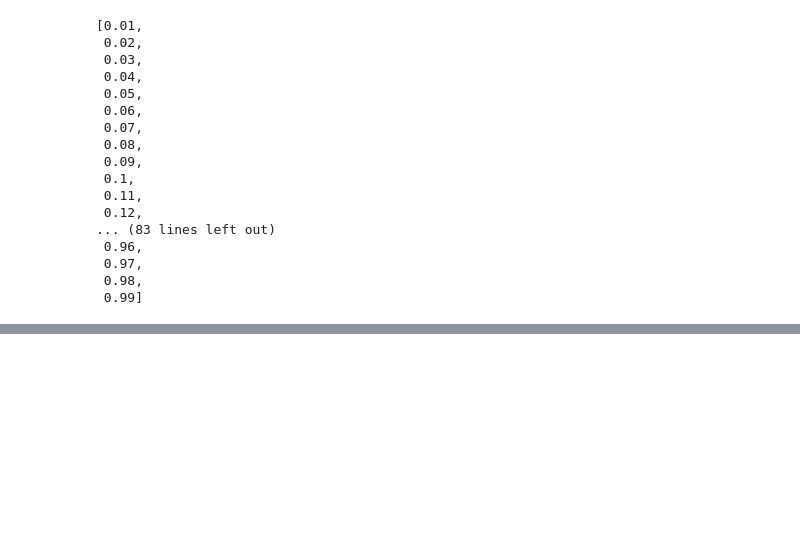
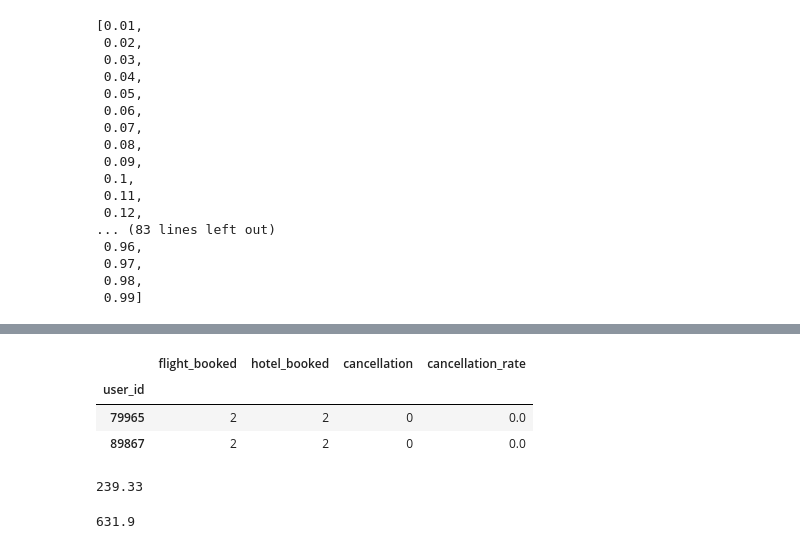
Before and after one commit to derewor/Travel-Tide-project, a Jupyter notebook: TravelTide_project_final.ipynb, the cells around one changed output, grey strips where cells are left out. Drawn from its saved outputs; the diff is of its cells as text; code cells hidden in the pictures; blank space fills up the shorter version.

```diff
--- a/TravelTide_project_final.ipynb
+++ b/TravelTide_project_final.ipynb
@@ -228,0 +254,12 @@ for i, col in enumerate(selected_columns):
+# %%
+# the user level aggregation of selected columns of session data
+category_user = final_table[['user_id','flight_booked','hotel_booked','cancellation']]
+category_user = category_user.loc[:, ~category_user.columns.duplicated()]
+category_user_grouped = category_user.groupby('user_id')[['flight_booked','hotel_booked','cancellation']].sum()
+category_user_grouped['cancellation_rate'] = category_user_grouped['cancellation'] / category_user_grouped['flight_booked']
+category_user_grouped.head(2)
+# %% [output]
+|  | flight_booked | hotel_booked | cancellation | cancellation_rate |
+| user_id |  |  |  |  |
+| 79965 | 2 | 2 | 0 | 0.0 |
+| 89867 | 2 | 2 | 0 | 0.0 |
@@ -228,0 +278,19 @@ for i, col in enumerate(selected_columns):
+# %%
+# assigning the budget category for the base_fare_per_seat_usd column
+percentile_35 = category_session['base_fare_per_seat_usd'].quantile(0.35)
+percentile_85 = category_session['base_fare_per_seat_usd'].quantile(0.85)
+display(percentile_35)
+display(percentile_85)
+def budget_category(row):
+  base_fare_per_seat_usd = row['base_fare_per_seat_usd']
+  if base_fare_per_seat_usd < percentile_35:
+    return 'budget traveller'
+  elif base_fare_per_seat_usd > percentile_35 and base_fare_per_seat_usd < percentile_85:
+    return 'regular traveller'
+  elif base_fare_per_seat_usd > percentile_85:
+    return 'lexury traveller'
+category_session['budget_category'] = category_session.apply(budget_category, axis=1)
+#category_session.head(2)
+# %% [output]
+239.33
+631.9
```
Also changed, not shown: parts of 5 cells of this notebook.
